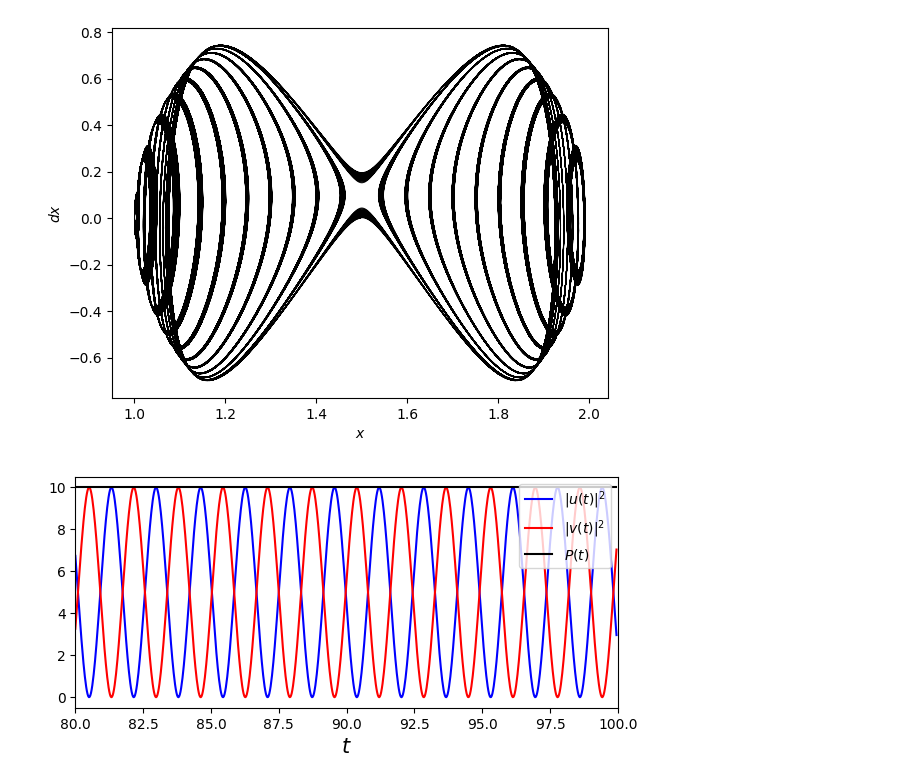
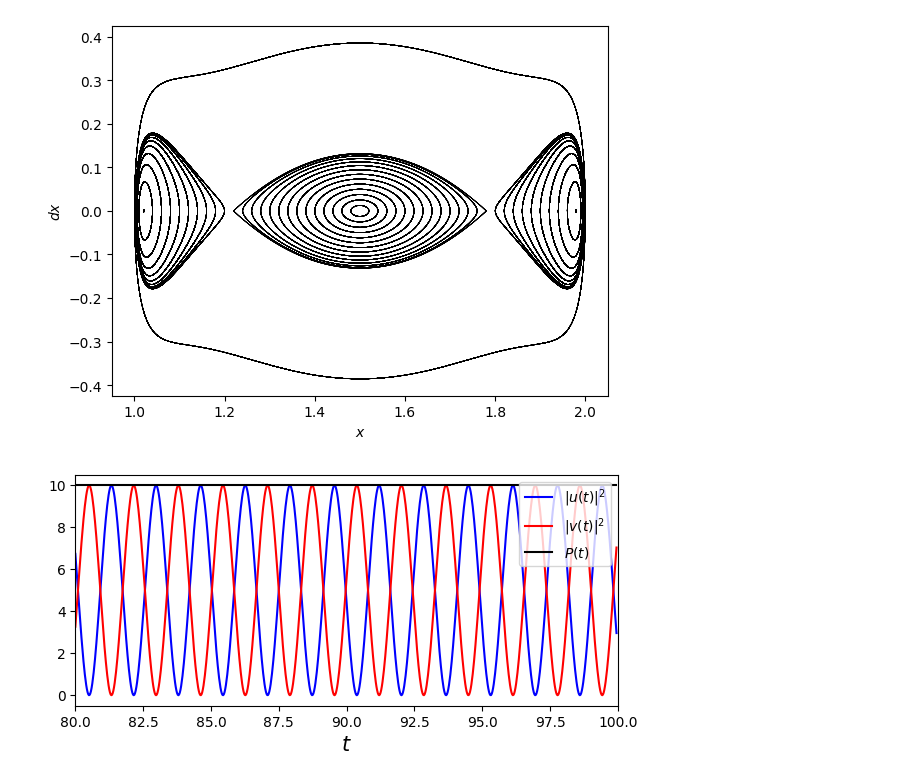
Before and after one commit to rariveros/LENL_simulations, a Jupyter notebook: 00_projects/PT_waveguides/simulations/phase_space.ipynb, the cells around one changed output. Cells and saved outputs as stored; diff of their text form; code cells hidden in the pictures.

```diff
--- a/00_projects/PT_waveguides/simulations/phase_space.ipynb
+++ b/00_projects/PT_waveguides/simulations/phase_space.ipynb
@@ -43,9 +46,10 @@ eq = "PT_waveguide"
 t_rate = 1
 
 # PARAMETROS (GAMMA = POTENCIAL, K = ACOPLE, ALPHA = GAIN - LOSS)
-gamma = 22
+
+gamma = 10
 k = 1.0
-alpha = 0.1
+alpha = 0.0
 
 # DEFINICIÓN DE GRILLA TEMPORAL, ESPACIAL SE DEFINE COMO ARRAY CERO POR COMO FUNCIONA EL CODIGO
 [tmin, tmax, dt] = [0, 100, 0.025]
@@ -53,43 +57,43 @@ t_grid = np.arange(tmin, tmax + dt, dt)         # TEMPORAL GRID DEFINITION
 x_grid = np.array([0])           # SPATIAL GRID DEFINITION
 T = tmax
 Nt = t_grid.shape[0]
-Xs = np.arange(0.00, 1.00, 0.05)
+Xs = np.arange(0.00, 1.00, 0.02)
 for x in Xs:
     # PARAMETROS INICIALES (P = CANTIDAD CONSERVADA, X = PORCENTAJE DE INFORMACIÓN INICIAL EN DIMERO 2)
 
-    P = 10
+    P = 18                  # (Vicencio & Clerc) FIG 1A, B, C, D: P = 0.1, 10, 18, 30
 
     # CONDICIONES INICIALES EN TERMINOS DE P Y X
     U_init = np.sqrt(P * (1 - x))
     V_init = np.sqrt(P * x)
 
     # EMPAQUETAMIENTO DE PARAMETROS PARA SIMULACIÓN
     operators = [0]
     fields_init = [U_init, V_init]
     grids = [t_grid, x_grid, 0]
     parameters_np = np.array([k, gamma, alpha])
 
     # SIMULACIÓN NUMERICA
     final_fields, fields_history, time_grid = RK4_FD(eq, fields_init, parameters_np, grids, dt, Nt, operators, t_rate)      #NUMERICAL SIMULATION
 
     # REOBTENIENDO DATOS DE SIMULACIÓN
     U = np.array(fields_history)[:, 0]
     V = np.array(fields_history)[:, 1]
     lightness = 1
     U_light = U[0::lightness]
     V_light = V[0::lightness]
     t_light = np.array(time_grid[0::lightness])
     dx = -2 * np.imag(U_light * np.conjugate(V_light)) / P
     P1 = np.abs(U_light) ** 2
     P2 = np.abs(V_light) ** 2
     x_ne = P2 / P
     x_dyn = 1 + x_ne
     plt.plot(x_dyn, dx, color="k", lw=0.5)
     plt.xlabel(r"$x$")
     plt.ylabel(r"$dx$")
 plt.show()
 # %% [output]
-[figure, old version]
+[figure, new version]
 # %%
 ############### GENERIC INITIAL AND FINAL TIME ###############
 t_init = 80
```
Also changed, not shown: parts of 1 cell of this notebook, 19 other files.
